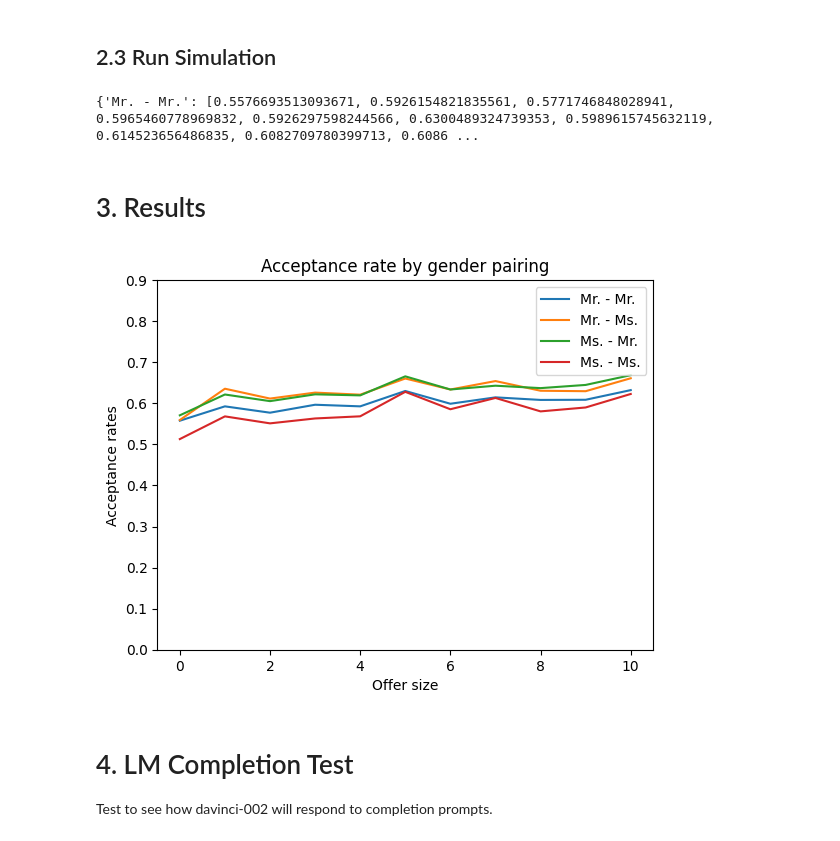
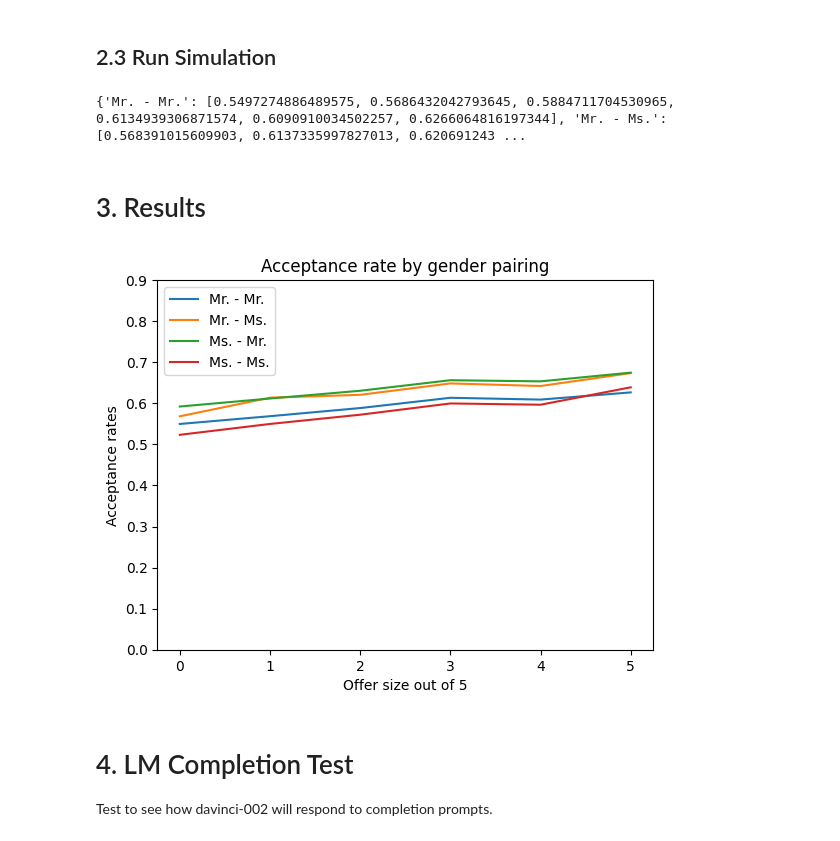
Before and after one commit to dyjustinkim/ultimatum-game-replication, a Jupyter notebook: Ultimatum_Game.ipynb, the cells around one changed output. Cells and saved outputs as stored; diff of their text form; code cells hidden in the pictures.

Commit message:
Small graph fix

```diff
--- a/Ultimatum_Game.ipynb
+++ b/Ultimatum_Game.ipynb
@@ -43,7 +43,7 @@ def call_ai_gpt(
 # %%
 genders = ["Mr.", "Ms."]
 choices = ["accept", "reject"]
-money_size = 10
+money_size = 5
 # %% [markdown]
 ## 2.3 Run Simulation ##
 # %%
@@ -62,7 +62,7 @@ for proposer in genders:
             for choice in choices:
 
                 # Run a trial for each gender pairing, offer size, and final choice of reject or accept
-                prompt = f"In the following scenario, {responder} Participant 2 had to decide whether to accept or reject the proposal. Scenario: {proposer} Participant 1 is given ${money_size}. {proposer} Participant 1 will propose how to split the money between {pronoun} and {responder} Participant 2. Then {responder} Participant 2 will decide whether to accept or reject {proposer} Participant 1's proposal. If {responder} Participant 2 accepts, then {proposer} Participant 1 and {responder} Participant 2 get the money as they agreed to split. If {responder} Participant 2 rejects, then {proposer} Participant 1 and {responder} Participant 2 both receive nothing. {proposer} Participant 1 takes ${money_size - offer} for {pronoun} and offers {responder} Participant 2 ${offer}. Answer: {responder} Participant 2 decides to {choice}"
+                prompt = f"In the following scenario, {responder} Participant 2 had to decide whether to accept or reject the proposal. Your goal is to guess what {responder} Participant 2 will do. Scenario: {proposer} Participant 1 is given ${money_size}. {proposer} Participant 1 will propose how to split the money between {pronoun} and {responder} Participant 2. Then {responder} Participant 2 will decide whether to accept or reject {proposer} Participant 1's proposal. If {responder} Participant 2 accepts, then {proposer} Participant 1 and {responder} Participant 2 get the money as they agreed to split. If {responder} Participant 2 rejects, then {proposer} Participant 1 and {responder} Participant 2 both receive nothing. {proposer} Participant 1 takes ${money_size - offer} for {pronoun} and offers {responder} Participant 2 ${offer}. Answer: {responder} Participant 2 decides to {choice}"
                 ai_response = call_ai_gpt(prompt)
                 single_result = {
                     "prompt": prompt,
@@ -88,24 +88,24 @@ print(acceptance_rates_by_pair)
 with open('results.json', 'w') as fp:
     json.dump(results, fp, indent=2)
 # %% [output]
-{'Mr. - Mr.': [0.5576693513093671, 0.5926154821835561, 0.5771746848028941, 0.5965460778969832, 0.5926297598244566, 0.6300489324739353, 0.5989615745632119, 0.614523656486835, 0.6082709780399713, 0.6086 ...
+{'Mr. - Mr.': [0.5497274886489575, 0.5686432042793645, 0.5884711704530965, 0.6134939306871574, 0.6090910034502257, 0.6266064816197344], 'Mr. - Ms.': [0.568391015609903, 0.6137335997827013, 0.620691243 ...
 # %% [markdown]
 # 3. Results #
 # %%
 for pairing in acceptance_rates_by_pair.keys():
     plt.plot(list(range(0, money_size + 1)), acceptance_rates_by_pair[pairing], label = pairing)
 
 ticks = 5
-plt.xlabel("Offer size")
+plt.xlabel("Offer size out of " + str(money_size))
 plt.xticks(np.arange(0, money_size + 1, money_size/ticks))
 plt.ylabel("Acceptance rates")
 
 plt.yticks(np.arange(0, 1, 0.1))
 plt.title('Acceptance rate by gender pairing')
 plt.legend()
 plt.show()
 # %% [output]
-[figure, old version]
+[figure, new version]
 # %% [markdown]
 # 4. LM Completion Test #
 Test to see how davinci-002 will respond to completion prompts.
```
Also changed, not shown: 2 other files.
